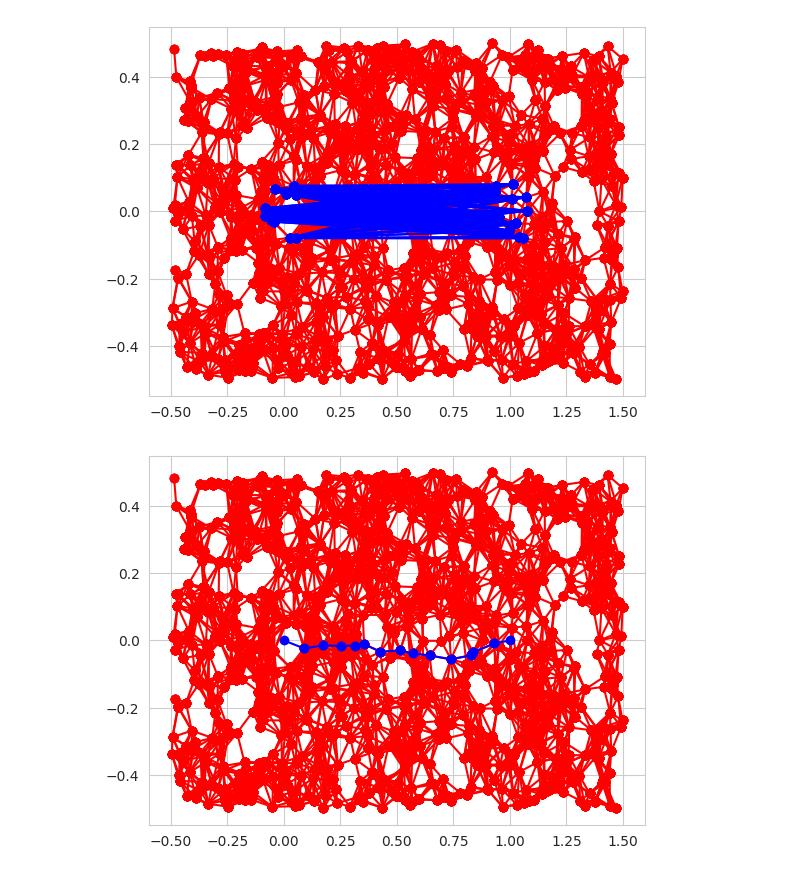
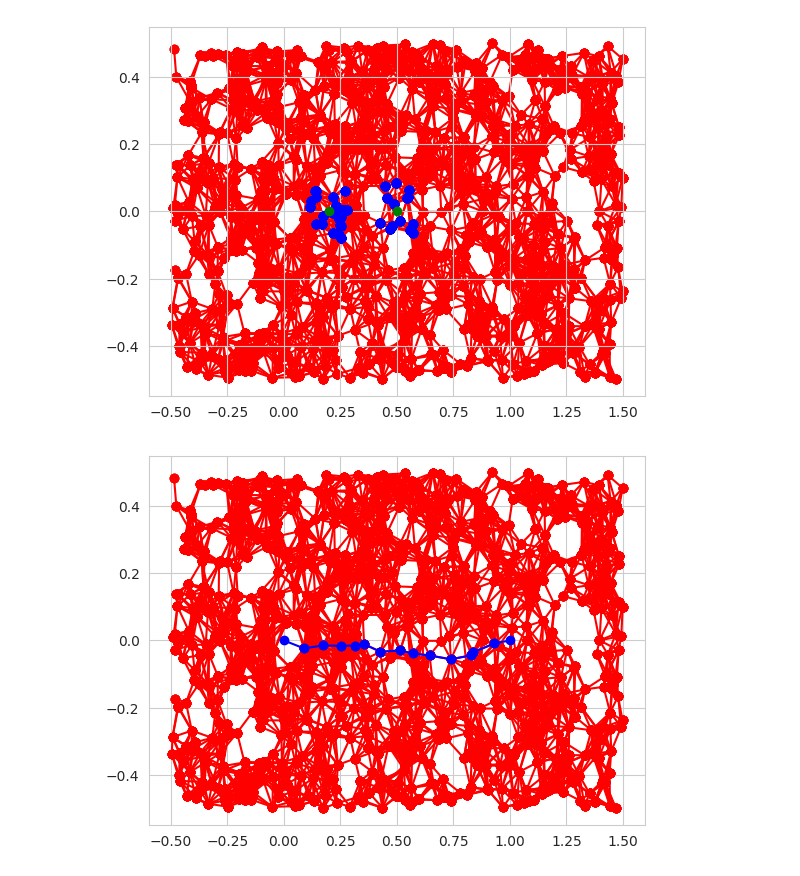
Before and after one commit to robustrobotics/nonasymptotic-mp, a Jupyter notebook: notebooks/vis_straight_line_env.ipynb, the cells around one changed output. Saved outputs shown, nothing was run; the diff lists cells and outputs as text; code cells hidden in the pictures.

```diff
--- a/notebooks/vis_straight_line_env.ipynb
+++ b/notebooks/vis_straight_line_env.ipynb
@@ -7,7 +7,7 @@ import matplotlib.pyplot as plt
 # %%
 seed = 1
 prm_env_2d = StraightLine(dim=2, delta_clearance=0.5, seed=seed)
-prm = SimpleRadiusPRM(0.10, prm_env_2d.is_motion_valid, prm_env_2d.sample_from_env, prm_env_2d.distance_to_path, seed=seed,
+prm = SimpleRadiusPRM(0.1, prm_env_2d.is_motion_valid, prm_env_2d.sample_from_env, prm_env_2d.distance_to_path, seed=seed,
                 verbose=True)
 prm.grow_to_n_samples(1000)
 
@@ -39,24 +39,26 @@ Using 32 neighbors for graph.
 N nodes: 1000
 N edges: 8212
 # %%
-start = np.array([0.0, 0.0])
-goal = np.array([1.0, 0.0])
+start = np.array([0.2, 0.00])
+goal = np.array([0.5, 0.0])
 pair_coords, _, pair_ids = prm.query_all_graph_connections(start, goal)
 
 plt.figure()
 for u, v in prm.prm_graph.iterEdges():
     coords_u = prm.prm_samples[u]
     coords_v = prm.prm_samples[v]
 
-    plt.plot([coords_u[0], coords_v[0]], [coords_u[1], coords_v[1]], 'ro-')
+    plt.plot([coords_u[0], coords_v[0]], [coords_u[1], coords_v[1]], 'ro-', zorder=0)
 
 for u, v in pair_coords:
-    plt.plot([u[0], v[0]], [u[1], v[1]], 'bo-')
+    plt.scatter([u[0], v[0]], [u[1], v[1]], color='blue', zorder=1)
+
+plt.scatter([start[0], goal[0]], [start[1], goal[1]], color='green', zorder=2)
 
 
 plt.show()
 # %% [output]
-[figure, old version]
+[figure, new version]
 # %%
 start = np.array([0.0, 0.0])
 goal = np.array([1.0, 0.0])
```
Also changed, not shown: parts of 2 cells of this notebook.
